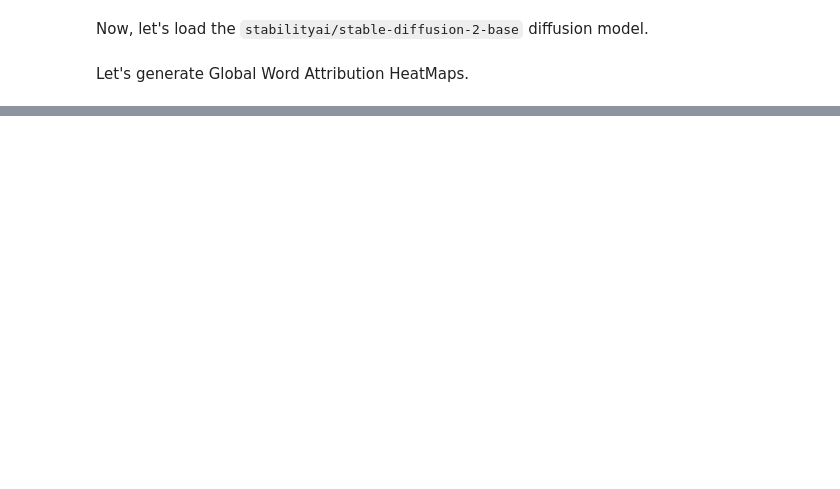
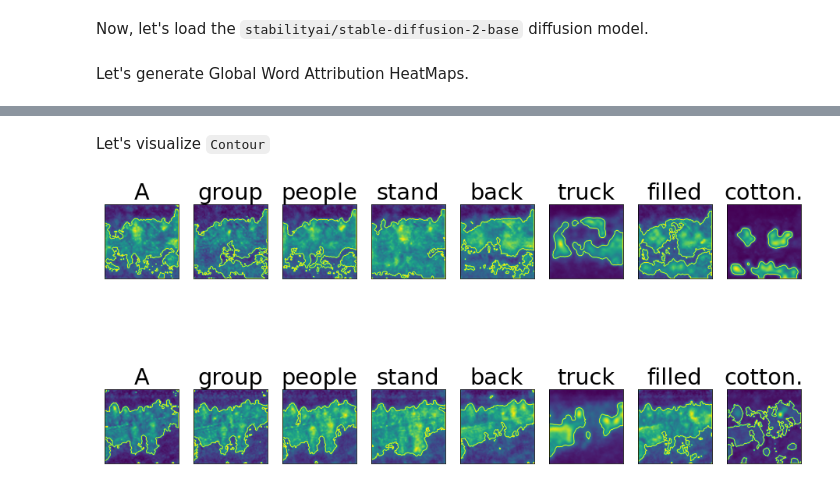
Before and after one commit to RishiDarkDevil/Text-Based-Object-Discovery, a Jupyter notebook: Diffusion/Stable_Diffusion_V2_DAAM.ipynb, the cells around one changed output, grey strips where cells are left out. Saved outputs shown, nothing was run; the diff lists cells and outputs as text; code cells hidden in the pictures; blank space fills up the shorter version.

```diff
--- a/Diffusion/Stable_Diffusion_V2_DAAM.ipynb
+++ b/Diffusion/Stable_Diffusion_V2_DAAM.ipynb
@@ -103,0 +320,6 @@ KeyboardInterrupt: ignored
+# %% [markdown]
+Let's visualize `Contour`
+# %%
+visualize('Contour')
+# %% [output]
+[figure, added]
```
Also changed, not shown: parts of 22 cells of this notebook.
